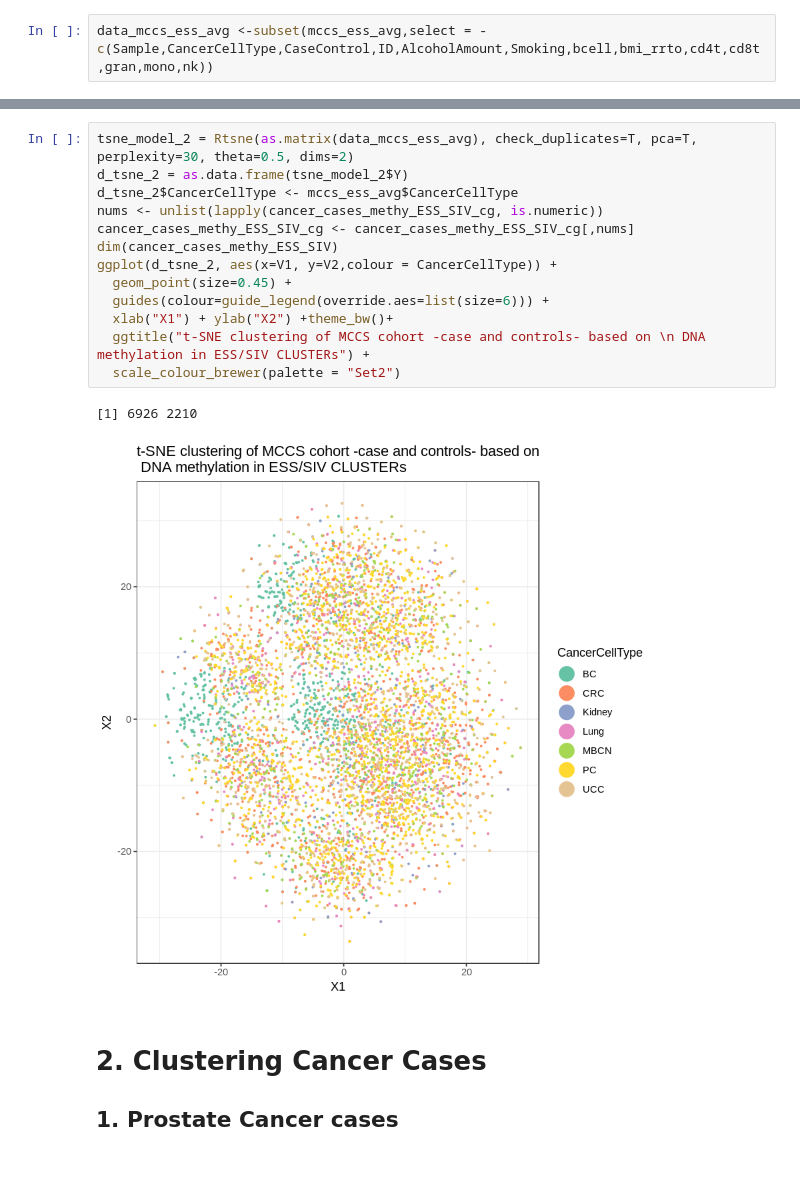
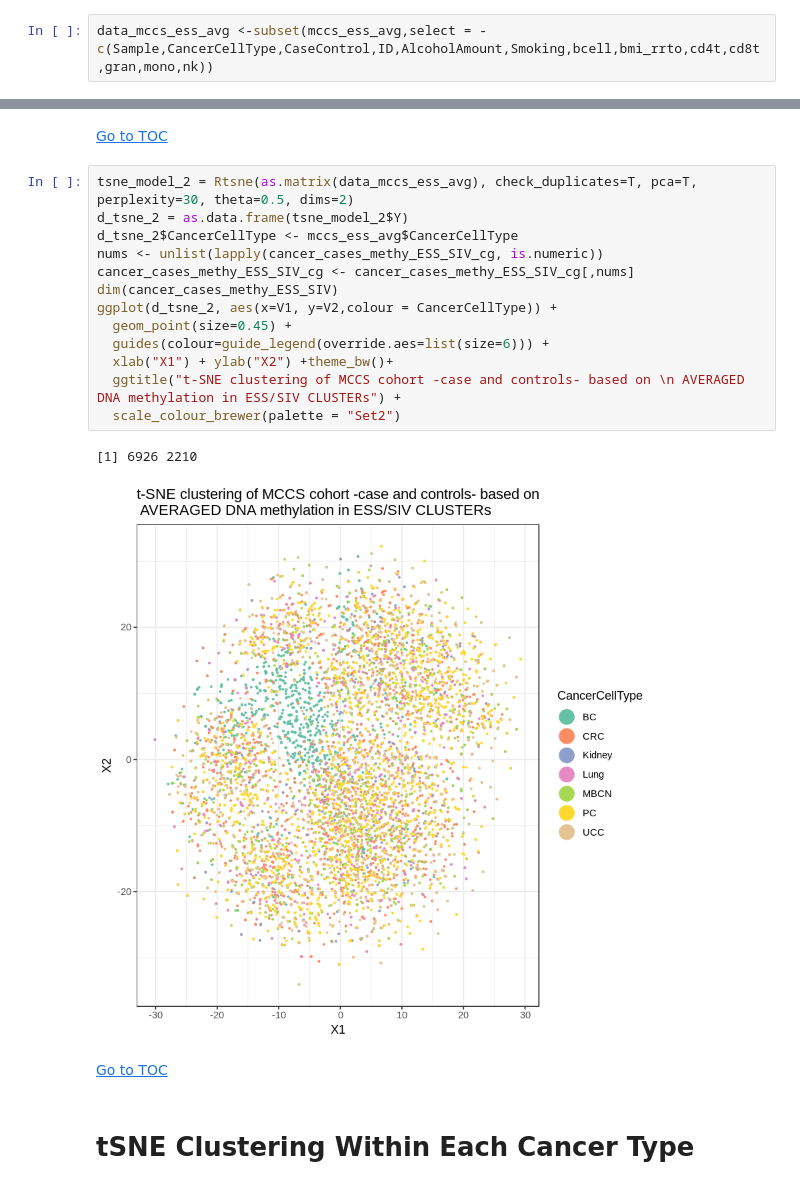
Before and after one commit to computational-epigenetics-section/MCCS_ESS_Cancer, a Jupyter notebook: MCCS_Cancer_Cohort_January_2019.ipynb, the cells around one changed output, grey strips where cells are left out. Saved outputs shown, nothing was run; the diff lists cells and outputs as text.

```diff
--- a/MCCS_Cancer_Cohort_January_2019.ipynb
+++ b/MCCS_Cancer_Cohort_January_2019.ipynb
@@ -115,22 +153,26 @@ head(data_mccs_ess_avg)
 | 0.6202377 | 2.377178 | 4.3738864 | 0.269818539 | 0.35549330 | -1.4121966 | 0.2559579 | 1.0542470 | -1.1702811 | 2.85620427 | ⋯ | ... |
 | -0.8404002 | 3.138574 | 4.9940198 | 0.868241469 | -1.31002241 | -0.7276339 | -1.1927664 | 0.4381603 | -1.7278624 | 2.82841966 | ⋯ | ... |
 | -0.6943310 | 3.694683 | 0.8220768 | -0.249635507 | -1.06688765 | -2.4352753 | -0.2803052 | 0.3651501 | -1.7021914 | -0.06967963 | ⋯ | ... |
+# %% [markdown]
+<a id='plot2'></a>
+<a href='#TOC'>Go to TOC</a>
 # %%
 tsne_model_2 = Rtsne(as.matrix(data_mccs_ess_avg), check_duplicates=T, pca=T, perplexity=30, theta=0.5, dims=2)
 d_tsne_2 = as.data.frame(tsne_model_2$Y)
 d_tsne_2$CancerCellType <- mccs_ess_avg$CancerCellType
 nums <- unlist(lapply(cancer_cases_methy_ESS_SIV_cg, is.numeric))
 cancer_cases_methy_ESS_SIV_cg <- cancer_cases_methy_ESS_SIV_cg[,nums]
 dim(cancer_cases_methy_ESS_SIV)
 ggplot(d_tsne_2, aes(x=V1, y=V2,colour = CancerCellType)) +
   geom_point(size=0.45) +
   guides(colour=guide_legend(override.aes=list(size=6))) +
   xlab("X1") + ylab("X2") +theme_bw()+
-  ggtitle("t-SNE clustering of MCCS cohort -case and controls- based on \n DNA methylation in ESS/SIV CLUSTERs") +
+  ggtitle("t-SNE clustering of MCCS cohort -case and controls- based on \n AVERAGED DNA methylation in ESS/SIV CLUSTERs") +
   scale_colour_brewer(palette = "Set2")
 # %% [output]
 [1] 6926 2210
-[figure, old version]
+[figure, new version]
-# %% [markdown]
-# 2.  Clustering Cancer Cases
-## 1. Prostate Cancer cases
+# %% [markdown]
+<a href='#TOC'>Go to TOC</a>
+# %% [markdown]
+# tSNE Clustering Within Each Cancer Type
```
Also changed, not shown: parts of 49 cells of this notebook.
